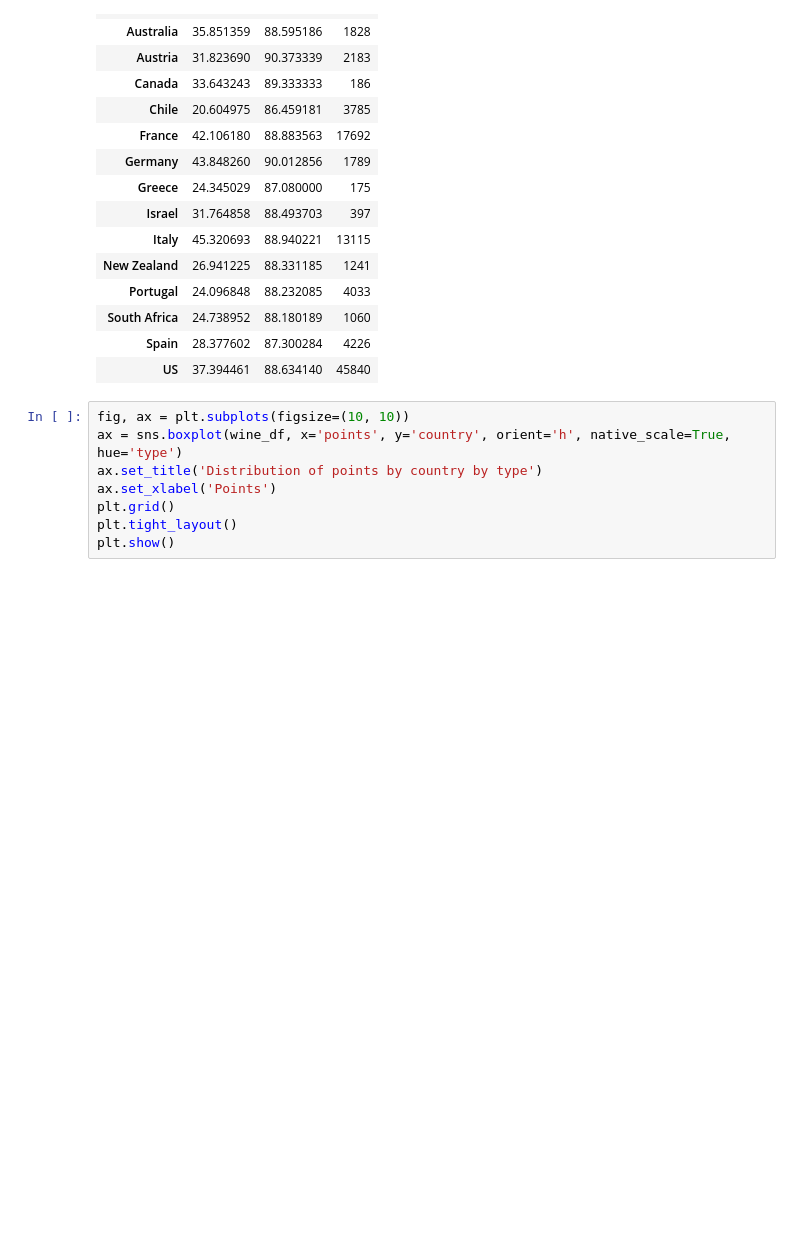
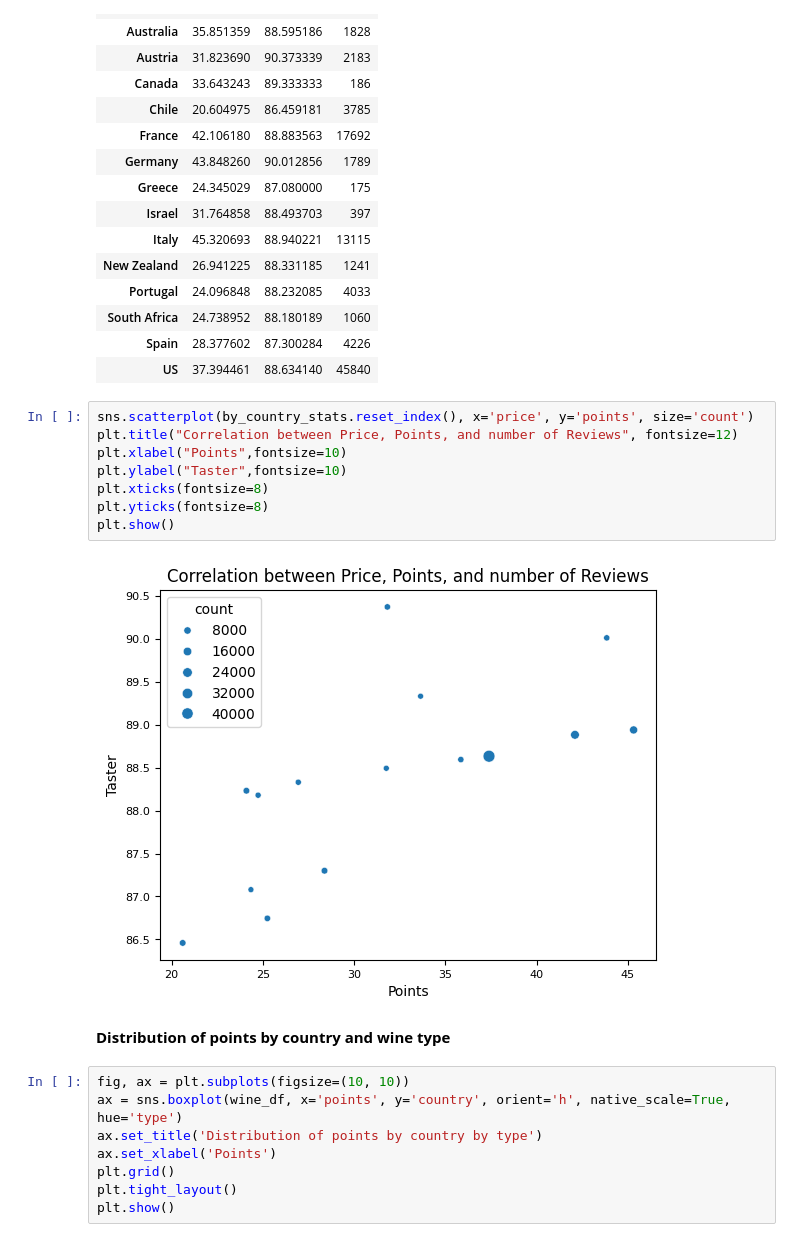
Before and after one commit to pasmith/oenologist, a Jupyter notebook: wine_review-eda.ipynb, the cells around one changed output. Drawn from its saved outputs; the diff is of its cells as text; blank space fills up the shorter version.

```diff
--- a/wine_review-eda.ipynb
+++ b/wine_review-eda.ipynb
@@ -320,6 +325,18 @@ by_country_stats
 | South Africa | 24.738952 | 88.180189 | 1060 |
 | Spain | 28.377602 | 87.300284 | 4226 |
 | US | 37.394461 | 88.634140 | 45840 |
+# %%
+sns.scatterplot(by_country_stats.reset_index(), x='price', y='points', size='count')
+plt.title("Correlation between Price, Points, and number of Reviews", fontsize=12)
+plt.xlabel("Points",fontsize=10)
+plt.ylabel("Taster",fontsize=10)
+plt.xticks(fontsize=8)
+plt.yticks(fontsize=8)
+plt.show()
+# %% [output]
+[figure, added]
+# %% [markdown]
+**Distribution of points by country and wine type**
 # %%
 fig, ax = plt.subplots(figsize=(10, 10))
 ax = sns.boxplot(wine_df, x='points', y='country', orient='h', native_scale=True, hue='type')
```
Also changed, not shown: parts of 12 cells of this notebook, 3 other files.
